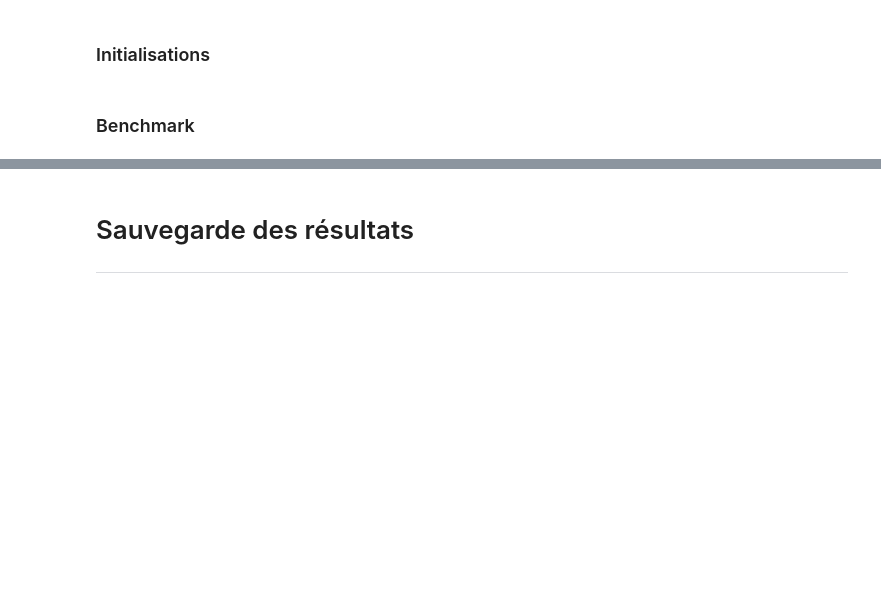
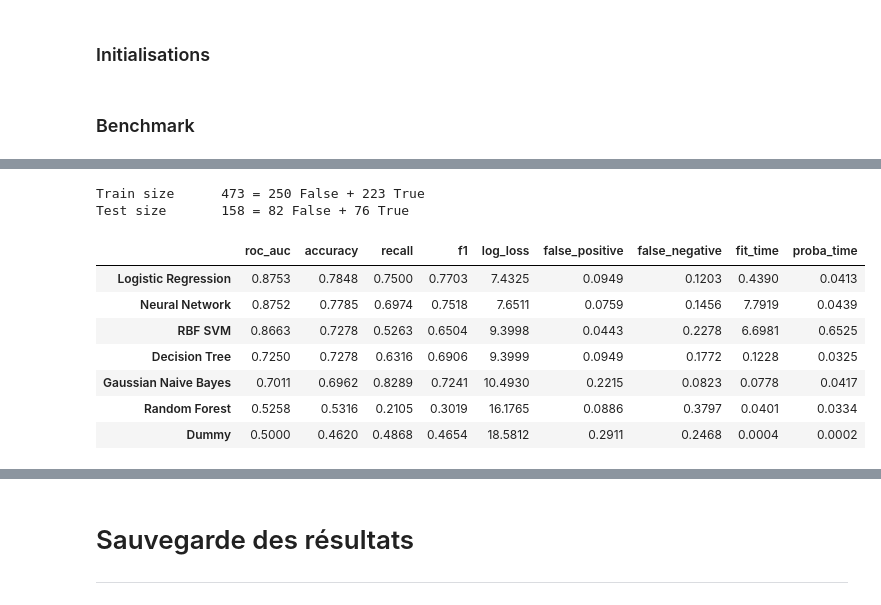
Before and after one commit to fmaine/notebooks, a Jupyter notebook: Experiences/221213-RocBenchmark.ipynb, the cells around one changed output, grey strips where cells are left out. Saved outputs shown, nothing was run; the diff lists cells and outputs as text; code cells hidden in the pictures; blank space fills up the shorter version.

```diff
--- a/Experiences/221213-RocBenchmark.ipynb
+++ b/Experiences/221213-RocBenchmark.ipynb
@@ -304,0 +320,33 @@ plt.legend()
+# %%
+bench_results = {}
+for key in y_preds.keys():
+    bench_results[key] = {}
+    fpr, tpr, _ = metrics.roc_curve(y_test, y_proba)
+    bench_results[key]['roc_auc'] = metrics.roc_auc_score(y_test, y_probas[key][:, 1])
+    bench_results[key]['accuracy']=metrics.accuracy_score(y_test, y_preds[key])
+    bench_results[key]['recall']=metrics.recall_score(y_test, y_preds[key])
+    bench_results[key]['f1']=metrics.f1_score(y_test, y_preds[key])
+    bench_results[key]['log_loss'] = metrics.log_loss(y_test, y_preds[key])
+    cnf_matrix = metrics.confusion_matrix(y_test, y_preds[key],normalize='all')
+    bench_results[key]['false_positive']=cnf_matrix[0,1]
+    bench_results[key]['false_negative']=cnf_matrix[1,0]
+    bench_results[key]['fit_time']=fit_times[key]
+    bench_results[key]['proba_time']=proba_times[key]
+# %%
+df_bench = pd.DataFrame(bench_results).T
+# %%
+print(f'Train size \t{len(y_train)} = {int(len(y_train)-y_train.sum())} False + {int(y_train.sum())} True' )
+print(f'Test size \t{len(y_test)} = {int(len(y_test)-y_test.sum())} False + {int(y_test.sum())} True\n' )
+pd.options.display.float_format = '{:,.4f}'.format
+df_bench.sort_values('roc_auc',ascending=False)
+# %% [output]
+Train size      473 = 250 False + 223 True
+Test size       158 = 82 False + 76 True
+|  | roc_auc | accuracy | recall | f1 | log_loss | false_positive | false_negative | fit_time | proba_time |
+| Logistic Regression | 0.8753 | 0.7848 | 0.7500 | 0.7703 | 7.4325 | 0.0949 | 0.1203 | 0.4390 | 0.0413 |
+| Neural Network | 0.8752 | 0.7785 | 0.6974 | 0.7518 | 7.6511 | 0.0759 | 0.1456 | 7.7919 | 0.0439 |
+| RBF SVM | 0.8663 | 0.7278 | 0.5263 | 0.6504 | 9.3998 | 0.0443 | 0.2278 | 6.6981 | 0.6525 |
+| Decision Tree | 0.7250 | 0.7278 | 0.6316 | 0.6906 | 9.3999 | 0.0949 | 0.1772 | 0.1228 | 0.0325 |
+| Gaussian Naive Bayes | 0.7011 | 0.6962 | 0.8289 | 0.7241 | 10.4930 | 0.2215 | 0.0823 | 0.0778 | 0.0417 |
+| Random Forest | 0.5258 | 0.5316 | 0.2105 | 0.3019 | 16.1765 | 0.0886 | 0.3797 | 0.0401 | 0.0334 |
+| Dummy | 0.5000 | 0.4620 | 0.4868 | 0.4654 | 18.5812 | 0.2911 | 0.2468 | 0.0004 | 0.0002 |
```
Also changed, not shown: parts of 23 cells of this notebook, 9 other files.
